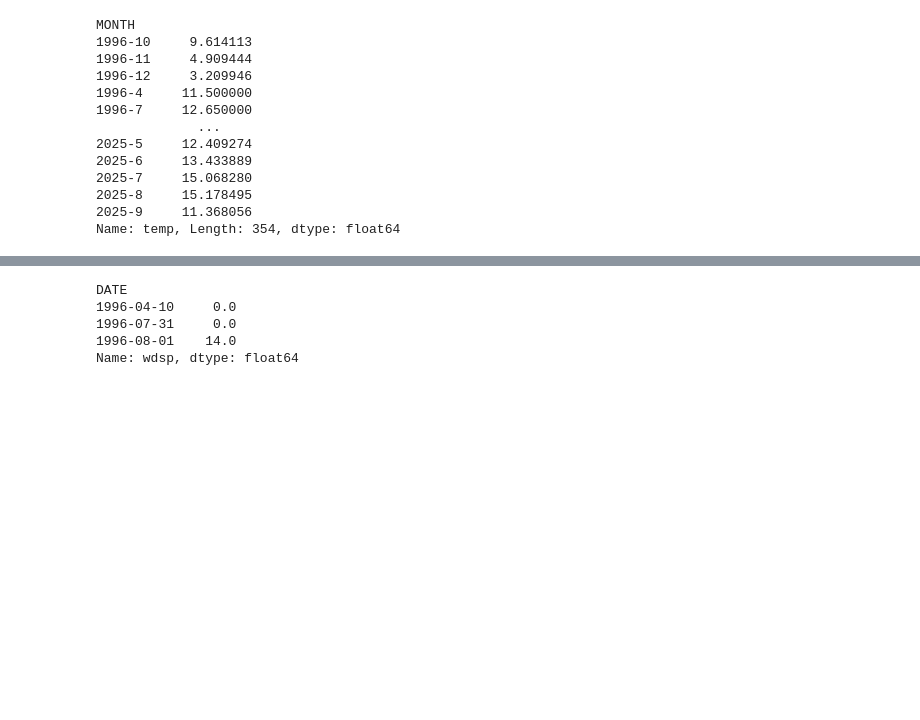
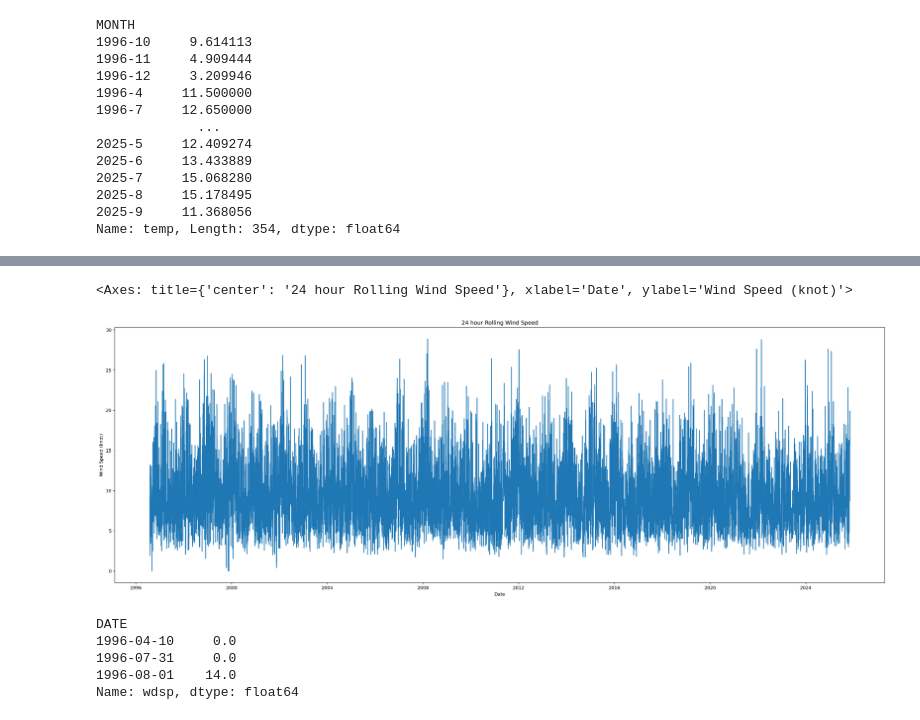
Before and after one commit to akshaypastagiya/PFDA, a Jupyter notebook: Assignments/assignment06-Weather.ipynb, the cells around one changed output, grey strips where cells are left out. Saved outputs shown, nothing was run; the diff lists cells and outputs as text; code cells hidden in the pictures; blank space fills up the shorter version.

```diff
--- a/Assignments/assignment06-Weather.ipynb
+++ b/Assignments/assignment06-Weather.ipynb
@@ -110,4 +123,14 @@ date
 Name: wdsp, Length: 256434, dtype: float64
+# %%
+# plot the rolling wind speed
+fig, ax = plt.subplots(figsize=(30, 10), dpi=140)
+ax.set_xlabel('Date')
+ax.set_ylabel('Wind Speed (knot)')
+ax.set_title('24 hour Rolling Wind Speed')
+sns.lineplot(data=rolling_wind_speed,ax=ax)
+# %% [output]
+<Axes: title={'center': '24 hour Rolling Wind Speed'}, xlabel='Date', ylabel='Wind Speed (knot)'>
+[figure, added]
 # %%
 # Get Maximum windspeed of the day
 day_max_windspeed = df.groupby('DATE')['wdsp'].max()
```
Also changed, not shown: parts of 11 cells of this notebook.
